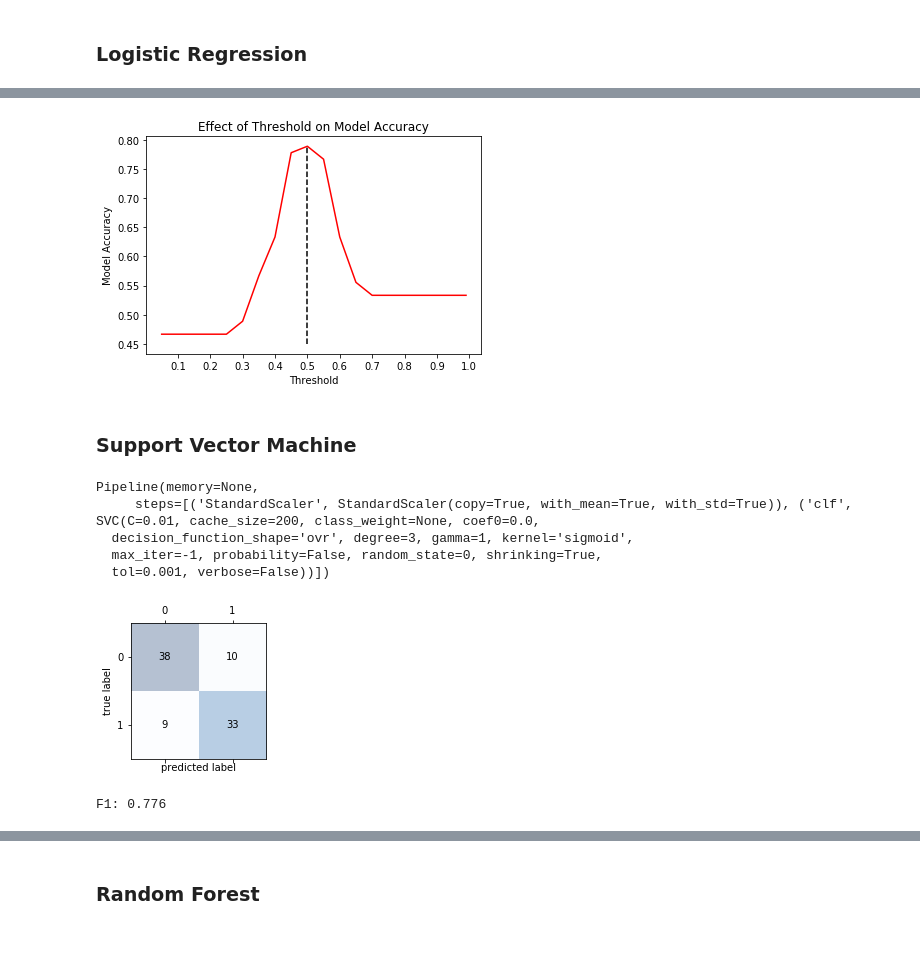
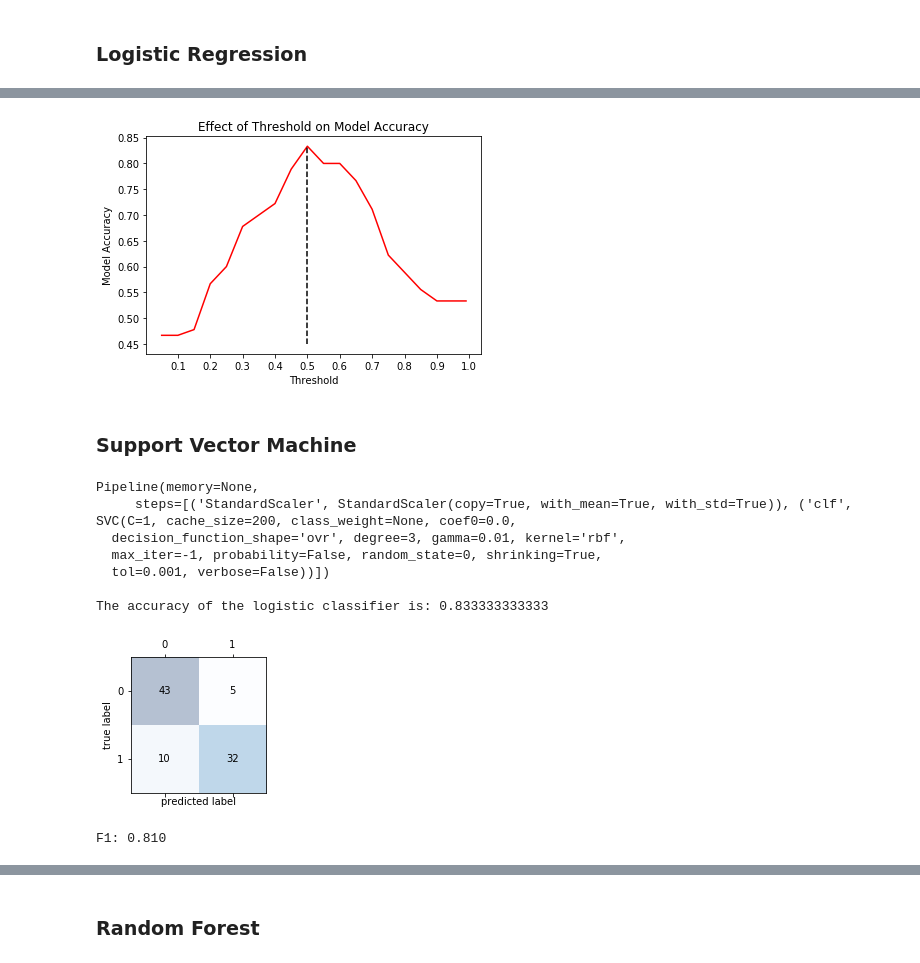
Before and after one commit to rrasheed/Heart-Disease-ML-Classifer, a Jupyter notebook: HeartDisease_Rough.ipynb, the cells around one changed output, grey strips where cells are left out. Drawn from its saved outputs; the diff is of its cells as text; code cells hidden in the pictures.

```diff
--- a/HeartDisease_Rough.ipynb
+++ b/HeartDisease_Rough.ipynb
@@ -263,8 +258,6 @@ X_test_important = std_scaler.transform(X_test[important_features])
 - Support vector machine
 # %%
 from sklearn.linear_model import LogisticRegression
-from sklearn.neural_network import MLPClassifier
-from sklearn.tree import DecisionTreeClassifier
 from sklearn.ensemble import RandomForestClassifier
 from sklearn.svm import SVC
 from sklearn.pipeline import Pipeline
@@ -285,9 +278,9 @@ param_grids = {}
 #Logistic Regression
 C_range = [10 ** i for i in range(-4, 5)]
 
-param_grid = [{'clf__multi_class': ['multinomial'],
-               'clf__solver': ['newton-cg', 'lbfgs', 'sag', 'saga'],
-               'clf__C': C_range}]
+param_grid = [{'clf__multi_class': ['ovr'],
+               'clf__solver': ['newton-cg', 'lbfgs', 'liblinear', 'sag', 'saga'],
+               'clf__C': C_range},]
 
 param_grids['lr'] = param_grid
 
@@ -309,11 +302,11 @@ from sklearn.model_selection import GridSearchCV
 from sklearn.model_selection import StratifiedKFold
 
 # The list of [best_score_, best_params_, best_estimator_]
-best_score_param_estimators = []
+estimators = []
 
 # For each classifier
 for name in pipe_clfs.keys():
-    # GridSearchCV
+    # create GridSearchCV
     gs = GridSearchCV(estimator=pipe_clfs[name],
                       param_grid=param_grids[name],
                       scoring='accuracy',
@@ -322,16 +315,15 @@ for name in pipe_clfs.keys():
                                          shuffle=True,
                                          random_state=0))
     # Fit the pipeline
-    gs = gs.fit(X_train_important, y_train)
+    gs = gs.fit(X_train, y_train)
 
     # Update best_score_param_estimators
-    best_score_param_estimators.append([gs.best_score_, gs.best_params_, gs.best_estimator_])
+    estimators.append([gs.best_score_, gs.best_params_, gs.best_estimator_])
 # %%
-# Sort best_score_param_estimators in descending order of the best_score_
-best_score_param_estimators = sorted(best_score_param_estimators, key=lambda x : x[0], reverse=True)
+# Sort estimators in descending order of the best score
+estimators = sorted(estimators, key=lambda x : x[0], reverse=True)
 
-
-for best_score_param_estimator in best_score_param_estimators:
-    # Print out [best_score_, best_params_, best_estimator_], where best_estimator_ is a pipeline
-    print([best_score_param_estimator[0], best_score_param_estimator[1], type(best_score_param_estimator[2].named_steps['clf'])], end='\n\n')
+for estimator in estimators:
+    # Print out best_score_, best_params_ & best_estimator_
+    print([estimator[0], estimator[1], type(estimator[2].named_steps['clf'])], end='\n\n')
 # %% [output]
@@ -383,11 +375,11 @@ def plot_roc_auc(name, y_pred, color, plot=False):
 ### Logistic Regression
 # %%
 # Logistic Regression
-print(best_score_param_estimators[0][2])
+print(estimators[2][2])
 print()
 # Print the accuracy
-print('The accuracy of the logistic classifier is: ' + str(best_score_param_estimators[0][2].score(X_test_important, y_test)))
-y_pred_lrcv = best_score_param_estimators[0][2].predict(X_test_important)
+print('The accuracy of the logistic classifier is: ' + str(estimators[2][2].score(X_test, y_test)))
+y_pred_lrcv = estimators[2][2].predict(X_test)
 confmat_lrcv = confusion_matrix(y_true = y_test, y_pred=y_pred_lrcv)
 conf_plot(confmat_lrcv)
 print('F1: %.3f' % f1_score(y_true=y_test,y_pred=y_pred_lrcv))
@@ -408,40 +400,45 @@ plot_roc_auc('Logistic Regression', y_pred_lrcv, color='blue', plot = True)
 # %%
-pred_proba_df = pd.DataFrame(best_score_param_estimators[0][2].predict_proba(X_test_important))
+pred_proba_df = pd.DataFrame(estimators[2][2].predict_proba(X_test))
 y_pred_lrcv = pd.DataFrame(y_pred_lrcv)
 threshold_list = [0.05,0.1,0.15,0.2,0.25,0.3,0.35,0.4,0.45,0.5,0.55,0.6,0.65,.7,.75,.8,.85,.9,.95,.99]
 val = []
 for i in threshold_list:
     y_pred_lrcv = pred_proba_df.applymap(lambda x: 1 if x>i else 0)
     test_accuracy = accuracy_score(y_test.as_matrix().reshape(y_test.as_matrix().size,1),
                     y_pred_lrcv.iloc[:,1].as_matrix().reshape(y_pred_lrcv.iloc[:,1].as_matrix().size,1))
     val.append(test_accuracy)
 
 plt.plot(threshold_list, val, color = "red")
 plt.xticks(np.arange(0, 1.1, 0.1))
 plt.title("Effect of Threshold on Model Accuracy")
 plt.ylabel("Model Accuracy")
 plt.xlabel("Threshold")
 plt.plot([0.5,0.5],[.45,max(val)], color = "black", linestyle='--')
 plt.show()
 # %% [output]
-[figure, old version]
+[figure, new version]
 # %% [markdown]
 ### Support Vector Machine
 # %%
-print(best_score_param_estimators[1][2])
+print(estimators[1][2])
 print()
-y_predict_svm = best_score_param_estimators[1][2].predict(X_test_important)
+# Print the accuracy
+print('The accuracy of the logistic classifier is: ' + str(estimators[2][2].score(X_test, y_test)))
+y_pred_lrcv = estimators[2][2].predict(X_test)
+y_predict_svm = estimators[1][2].predict(X_test)
 confmat_svm = confusion_matrix(y_true = y_test, y_pred=y_predict_svm)
 conf_plot(confmat_svm)
 print('F1: %.3f' % f1_score(y_true=y_test,y_pred=y_predict_svm))
 # %% [output]
 Pipeline(memory=None,
-     steps=[('StandardScaler', StandardScaler(copy=True, with_mean=True, with_std=True)), ('clf', SVC(C=0.01, cache_size=200, class_weight=None, coef0=0.0,
-  decision_function_shape='ovr', degree=3, gamma=1, kernel='sigmoid',
+     steps=[('StandardScaler', StandardScaler(copy=True, with_mean=True, with_std=True)), ('clf', SVC(C=1, cache_size=200, class_weight=None, coef0=0.0,
+  decision_function_shape='ovr', degree=3, gamma=0.01, kernel='rbf',
   max_iter=-1, probability=False, random_state=0, shrinking=True,
   tol=0.001, verbose=False))])
+
+The accuracy of the logistic classifier is: 0.833333333333
 [figure]
-F1: 0.776
+F1: 0.810
 # %%
 plot_roc_auc('SVM',y_predict_svm,'darkorange', plot=True)
 # %% [output]
```
Also changed, not shown: parts of 10 cells of this notebook.
